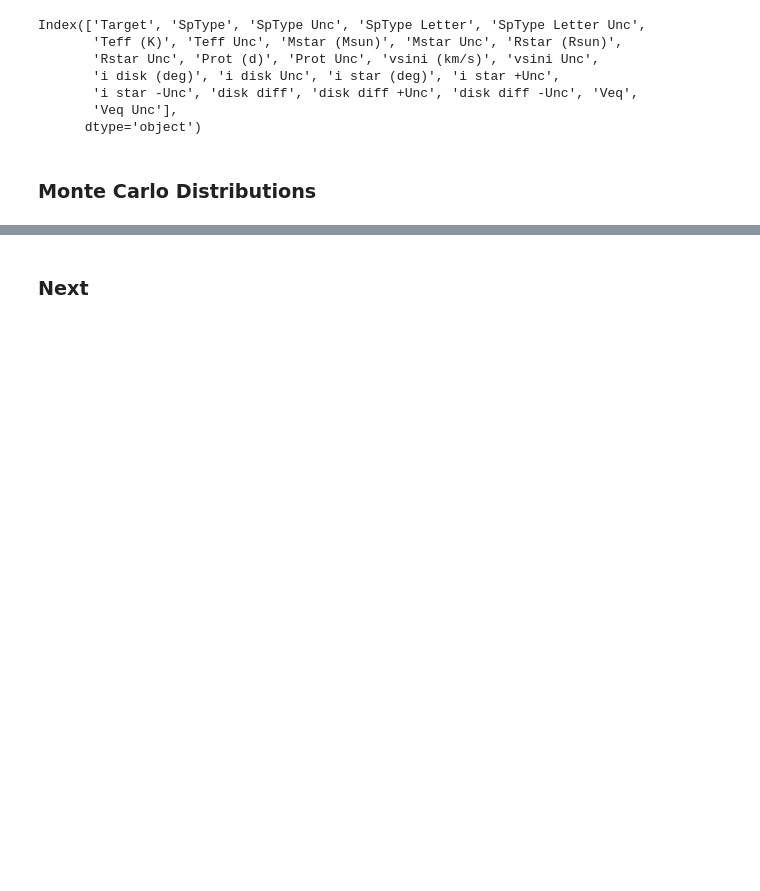
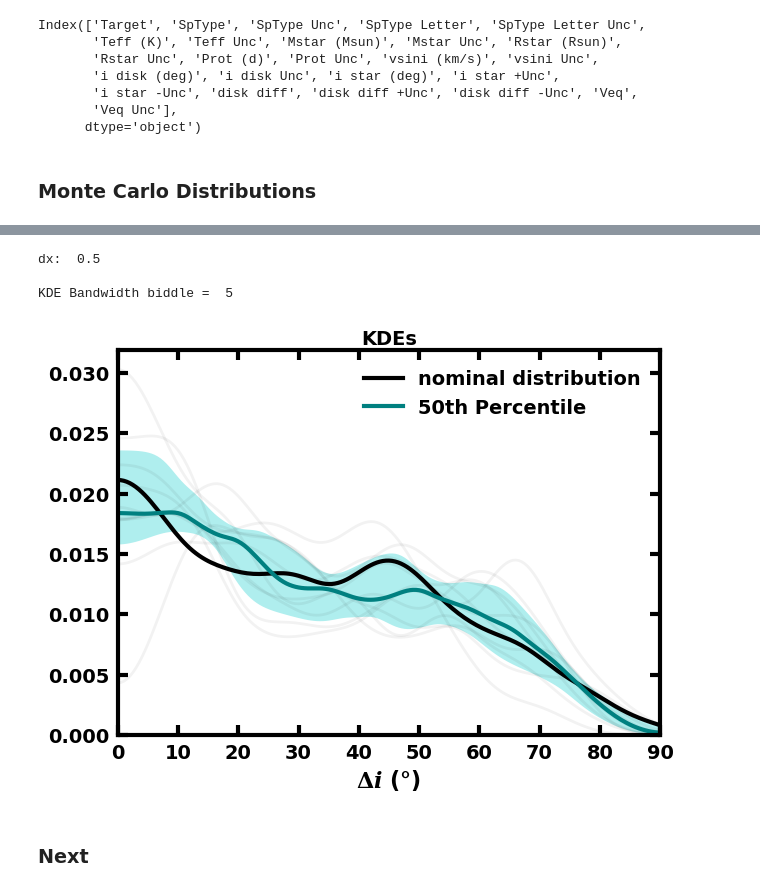
Before and after one commit to lbiddle/Obliquity_Synthesis, a Jupyter notebook: obliquity_synthesis.ipynb, the cells around one changed output, grey strips where cells are left out. Drawn from its saved outputs; the diff is of its cells as text; code cells hidden in the pictures; blank space fills up the shorter version.

```diff
--- a/obliquity_synthesis.ipynb
+++ b/obliquity_synthesis.ipynb
@@ -513,6 +513,7 @@ customSimbad.ROW_LIMIT = -1
 # %%
 main_directory = '/Users/lib278/Documents/Manuscripts/OBLIQUITY_SYNTHESIS/'
 data_directory = main_directory+'Tables/Condensed_Sample_By_Date/'
+tables_dictionary = main_directory+'Tables'
 test_figures_directory = main_directory + 'Test_Figures/'
 final_figures_directory = main_directory + 'Final_Figures/'
 # %%
@@ -1708,8 +1726,10 @@ def montecarlo_distributions(df, which_list, resolution, n_parameter_draws, test
 do_kde_montecarlo_test = True
 if do_kde_montecarlo_test == True:
     test_targ = 'CX Tau'
-    n_par_draws = 20
-    distributions_biddle = montecarlo_distributions(df=df_biddle, which_list='biddle', resolution=sampling_resolution, n_parameter_draws=n_par_draws, test_object=test_targ, do_test_object_only=False)
+    n_par_draws = 10
+    distributions_biddle = montecarlo_distributions(df=df_biddle, which_list='biddle', resolution=sampling_resolution,
+                                                    n_parameter_draws=n_par_draws, test_object=test_targ,
+                                                    save_csv=True, do_test_object_only=False, do_limit_target_list=True)
 # %% [output]
 ~~~~~~~~~~~~~~~~~~~~~~ biddle ~~~~~~~~~~~~~~~~~~~~~~
 2MASS J04124068+2438157
@@ -1868,20 +1891,56 @@ def generate_kde(data_for_kde, posterior_i_values, kde_bandwidth, which_dataset)
 # %%
 
 Posteriors = pd.read_csv(probability_distributions_dir+ 'Posteriors_tauCeti_hurt.csv')
-posterior_i_values = Posteriors['i (deg)'].values
+x_grid_plot = Posteriors['i (deg)'].values
+dx = np.diff(x_grid_plot)[0]
 
 kde_n_draws = 50  # int(1e2)  # int(5e3)
-kde_bandwidth = 6
+kde_bandwidth = 5
 which_dataset = 'biddle'
 
 kdes = []
 
+print('dx: ', dx, '\n')
+print('KDE Bandwidth ' + which_dataset + ' = ', kde_bandwidth)
+
 for prob_i in range(n_par_draws):
-    data_for_kde_biddle = draw_data_for_kde(df=df_biddle, distributions=distributions_biddle, prob_i=prob_i, posterior_i_values=posterior_i_values, kde_n_draws=kde_n_draws)
-    density_estimation_biddle_i = generate_kde(data_for_kde=data_for_kde_biddle, posterior_i_values=posterior_i_values, kde_bandwidth=kde_bandwidth, which_dataset=which_dataset)
+    data_for_kde_biddle_i = draw_data_for_kde(distributions=distributions_biddle, prob_i=prob_i, posterior_i_values=x_grid_plot, kde_n_draws=kde_n_draws)
+    density_estimation_biddle_i = generate_kde(data_for_kde=data_for_kde_biddle_i, posterior_i_values=x_grid_plot, dx=dx, kde_bandwidth=kde_bandwidth)
     kdes.append(density_estimation_biddle_i)
 
+nominal_data_for_kde_biddle = draw_data_for_kde(distributions=distributions_biddle, prob_i=-1, posterior_i_values=x_grid_plot, kde_n_draws=kde_n_draws)
+nominal_density_estimation_biddle = generate_kde(data_for_kde=nominal_data_for_kde_biddle, posterior_i_values=x_grid_plot, dx=dx, kde_bandwidth=kde_bandwidth)
+
+kde_16 = np.percentile(kdes, 16, axis=0)
+kde_50 = np.percentile(kdes, 50, axis=0)
+kde_84 = np.percentile(kdes, 84, axis=0)
+
+kde_16 = gaussian_filter1d(kde_16, sigma_smooth)
+kde_50 = gaussian_filter1d(kde_50, sigma_smooth)
+kde_84 = gaussian_filter1d(kde_84, sigma_smooth)
+
 KDE_filepath = save_csv_filepath_biddle  + 'KDE_' + resolution_text + '_'+ date_str + '.csv'
+# %% [output]
+dx:  0.5
+
+KDE Bandwidth biddle =  5
+# %%
+xmin_test, xmax_test = 0, 90
+ymin_test, ymax_test = 0, 1.35 * max(kde_84)
+
+for kde_i in range(len(kdes)):
+    plt.plot(x_grid_plot, kdes[kde_i], color='#000000', lw=2, alpha=0.05, zorder=-4)
+plt.plot(x_grid_plot, nominal_density_estimation_biddle, color='#000000', lw=3, alpha=1, label='nominal distribution', zorder=-3)
+plt.plot(x_grid_plot, kde_50, color='teal', lw=3, label='50th Percentile')
+plt.fill_between(x_grid_plot, kde_84, kde_16, lw=0, color='paleturquoise', alpha=1, zorder=-5)
+plt.xlim(xmin_test, xmax_test)
+plt.ylim(ymin_test, ymax_test)
+plt.title('KDEs')
+plt.xlabel(r'$\Delta i$ ($\degree$)', fontsize=16)
+plt.legend(loc='best', ncol=1)
+plt.show()
+# %% [output]
+[figure, added]
 # %%
     # density_estimations = {'x_grid_plot': x_grid_plot,
     #                        'dx': dx,
```
Also changed, not shown: parts of 6 cells of this notebook.
